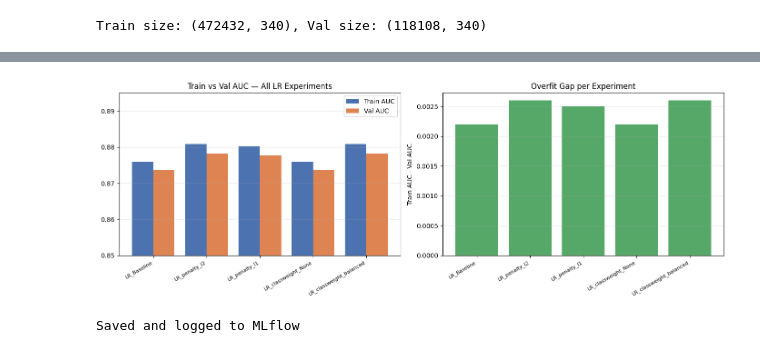
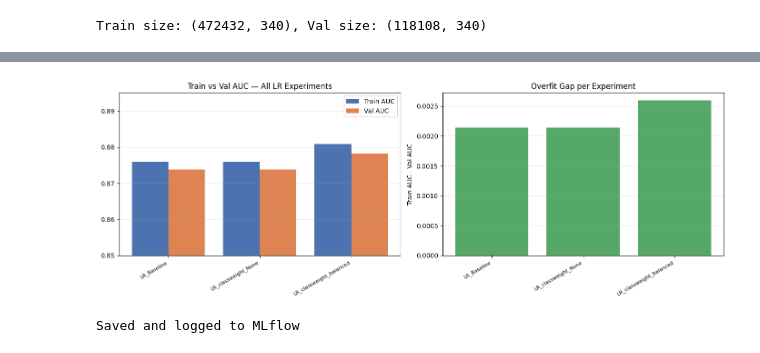
Before and after one commit to sophyrise/ieee-cis-fraud-detection, a Jupyter notebook: logistic-regression.ipynb, the cells around one changed output, grey strips where cells are left out. Drawn from its saved outputs; the diff is of its cells as text; code cells hidden in the pictures.

Commit message:
Kaggle Notebook | logistic-regression | v4

```diff
--- a/logistic-regression.ipynb
+++ b/logistic-regression.ipynb
@@ -15,14 +1,3 @@ for dirname, _, filenames in os.walk('/kaggle/input'):
-# %%
-import pandas as pd
-import os
-
-if os.path.exists("/kaggle/working/X_train_final.parquet"):
-    X_train_final = pd.read_parquet("/kaggle/working/X_train_final.parquet")
-    X_test_final  = pd.read_parquet("/kaggle/working/X_test_final.parquet")
-    y_train       = pd.read_parquet("/kaggle/working/y_train.parquet").squeeze()
-    print("Loaded from checkpoint")
-else:
-    print("No checkpoint found — run cleaning/FE/FS cells first")
 # %%
 !pip install dagshub mlflow optuna -q
 # %% [output]
@@ -455,5 +425,7 @@ with mlflow.start_run(run_name="LR_Baseline"):
     mlflow.log_metric("overfit_gap", round(train_auc - val_auc, 5))
 
     print(f"[Baseline] Train AUC: {train_auc:.4f} | Val AUC: {val_auc:.4f}")
+    train_auc_baseline = train_auc
+    val_auc_baseline   = val_auc
 # %% [output]
 [Baseline] Train AUC: 0.8759 | Val AUC: 0.8737
@@ -604,5 +569,7 @@ Mean: 0.8743 | Std: 0.0031
 🧪 View experiment at: https://dagshub.com/sophyrise/ieee-cis-fraud-detection.mlflow/#/experiments/1
 # %%
+import pickle
+
 with mlflow.start_run(run_name="LR_Final_Pipeline") as run:
     kwargs = dict(C=1.0, penalty=best_penalty_cfg["penalty"],
                   solver=best_penalty_cfg["solver"],
@@ -632,7 +599,15 @@ with mlflow.start_run(run_name="LR_Final_Pipeline") as run:
         registered_model_name="LogisticRegression_FraudDetection"
     )
 
+    MODEL_PATH = "/kaggle/working/lr_fraud_pipeline.pkl"
+    with open(MODEL_PATH, "wb") as f:
+        pickle.dump(final_pipe, f)
+    mlflow.log_artifact(MODEL_PATH)
+    print(f"Model saved to: {MODEL_PATH}")
+    # ────────────────────────────────────────────────────────────────────────
+
     print(f"Final Pipeline Val AUC: {val_auc:.4f}")
     print(f"Model registered as: LogisticRegression_FraudDetection")
     print(f"Run ID: {run.info.run_id}")
+    val_auc_final = val_auc
 # %% [output]
@@ -651,40 +627,38 @@ import matplotlib.pyplot as plt
 import pandas as pd
 
 results = {
-    "LR_Baseline":          {"train_auc": 0.8759, "val_auc": 0.8737},
-    "LR_penalty_l2":        {"train_auc": 0.8808, "val_auc": 0.8782},
-    "LR_penalty_l1":        {"train_auc": 0.8802, "val_auc": 0.8777},
-    "LR_classweight_None":  {"train_auc": 0.8759, "val_auc": 0.8737},
-    "LR_classweight_balanced": {"train_auc": 0.8808, "val_auc": 0.8782},
-    "LR_Final_Pipeline":    {"train_auc": None,   "val_auc": 0.8807},
+    "LR_Baseline":             {"train_auc": train_auc_baseline,  "val_auc": val_auc_baseline},
+    "LR_classweight_None":     {"train_auc": cw_df.loc["None",     "train_auc"], "val_auc": cw_df.loc["None",     "val_auc"]},
+    "LR_classweight_balanced": {"train_auc": cw_df.loc["balanced", "train_auc"], "val_auc": cw_df.loc["balanced", "val_auc"]},
+    "LR_Final_Pipeline":       {"train_auc": None, "val_auc": val_auc_final},
 }
 
 df = pd.DataFrame(results).T.dropna()
 x = range(len(df))
 
 fig, axes = plt.subplots(1, 2, figsize=(14, 5))
 
 axes[0].bar([i - 0.2 for i in x], df["train_auc"], width=0.4, label="Train AUC", color="#4C72B0")
 axes[0].bar([i + 0.2 for i in x], df["val_auc"],   width=0.4, label="Val AUC",   color="#DD8452")
 axes[0].set_xticks(list(x))
 axes[0].set_xticklabels(df.index, rotation=30, ha="right", fontsize=8)
 axes[0].set_ylim(0.85, 0.895)
 axes[0].set_title("Train vs Val AUC — All LR Experiments")
 axes[0].legend()
 axes[0].grid(axis="y", alpha=0.3)
 
 df["gap"] = df["train_auc"] - df["val_auc"]
 axes[1].bar(df.index, df["gap"], color="#55A868")
 axes[1].set_xticklabels(df.index, rotation=30, ha="right", fontsize=8)
 axes[1].set_title("Overfit Gap per Experiment")
 axes[1].set_ylabel("Train AUC - Val AUC")
 axes[1].grid(axis="y", alpha=0.3)
 
 plt.tight_layout()
 plt.savefig("lr_training_summary.png", dpi=150, bbox_inches="tight")
 mlflow.log_artifact("lr_training_summary.png")
 plt.show()
 print("Saved and logged to MLflow")
 # %% [output]
-[figure, old version]
+[figure, new version]
 Saved and logged to MLflow
```
Also changed, not shown: parts of 11 cells of this notebook.
